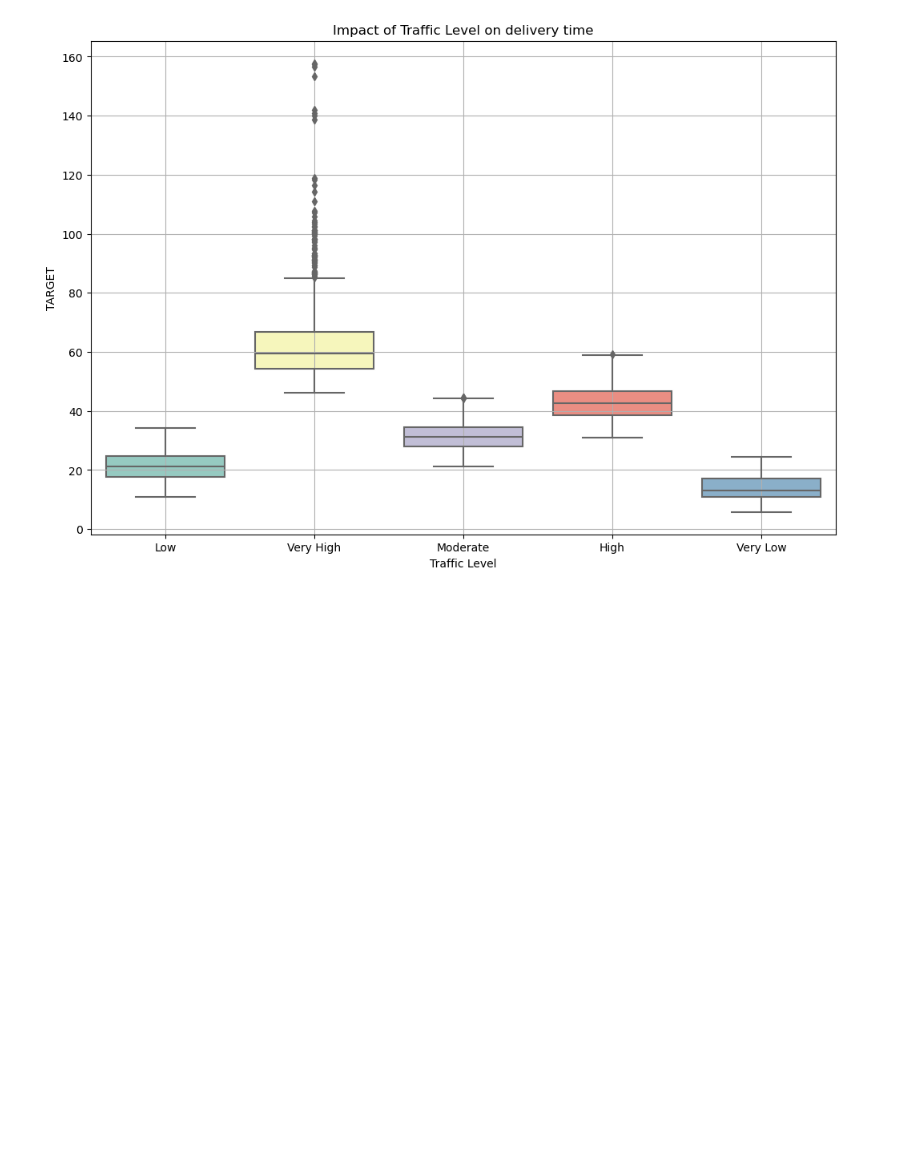
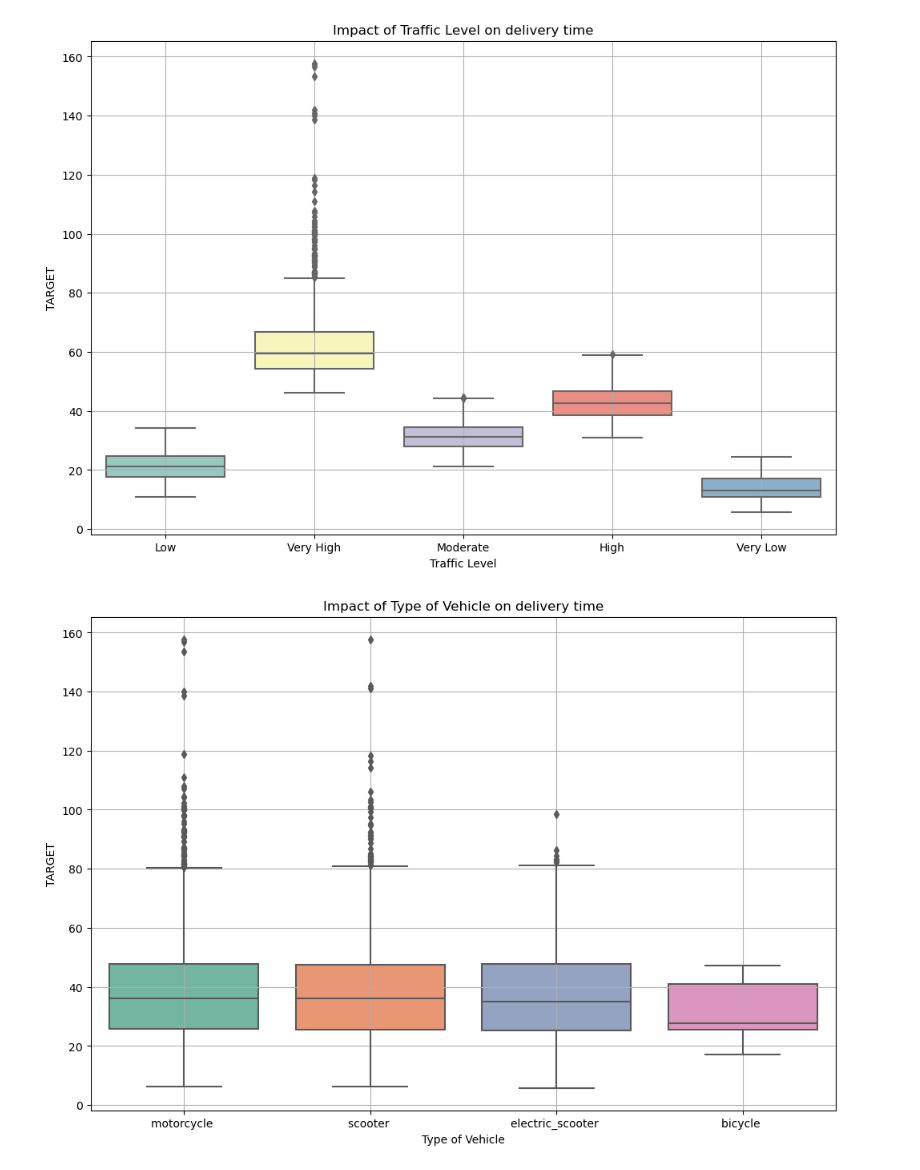
Before and after one commit to Czuberion/AMF, a Jupyter notebook: src/suml/pipelines/data/analysis.ipynb, the cells around one changed output. Drawn from its saved outputs; the diff is of its cells as text; code cells hidden in the pictures; blank space fills up the shorter version.

Commit message:
new plots

```diff
--- a/src/suml/pipelines/data/analysis.ipynb
+++ b/src/suml/pipelines/data/analysis.ipynb
@@ -65,3 +66,13 @@ plt.grid(True)
 plt.show()
 # %% [output]
 [figure]
+# %%
+plt.figure(figsize=(12, 8))
+sns.boxplot(data=df_clean, x='Type_of_vehicle', y='TARGET', palette='Set2')
+plt.title('Impact of Type of Vehicle on delivery time')
+plt.xlabel('Type of Vehicle')
+plt.ylabel('TARGET')
+plt.grid(True)
+plt.show()
+# %% [output]
+[figure, added]
```
Also changed, not shown: parts of 5 cells of this notebook.
